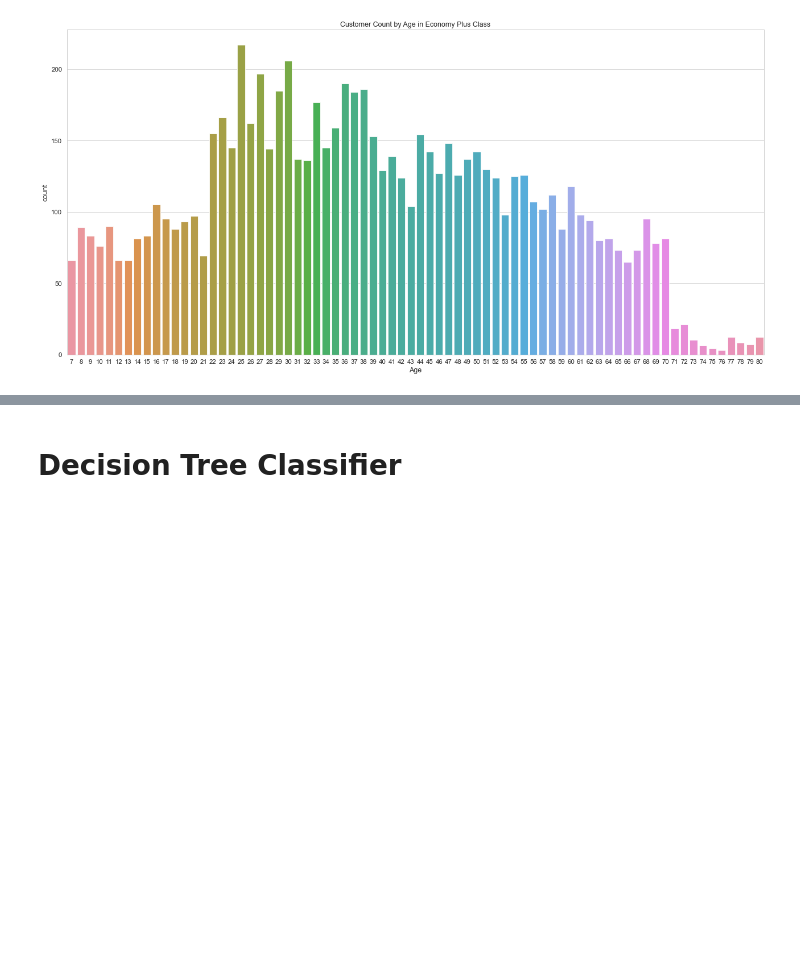
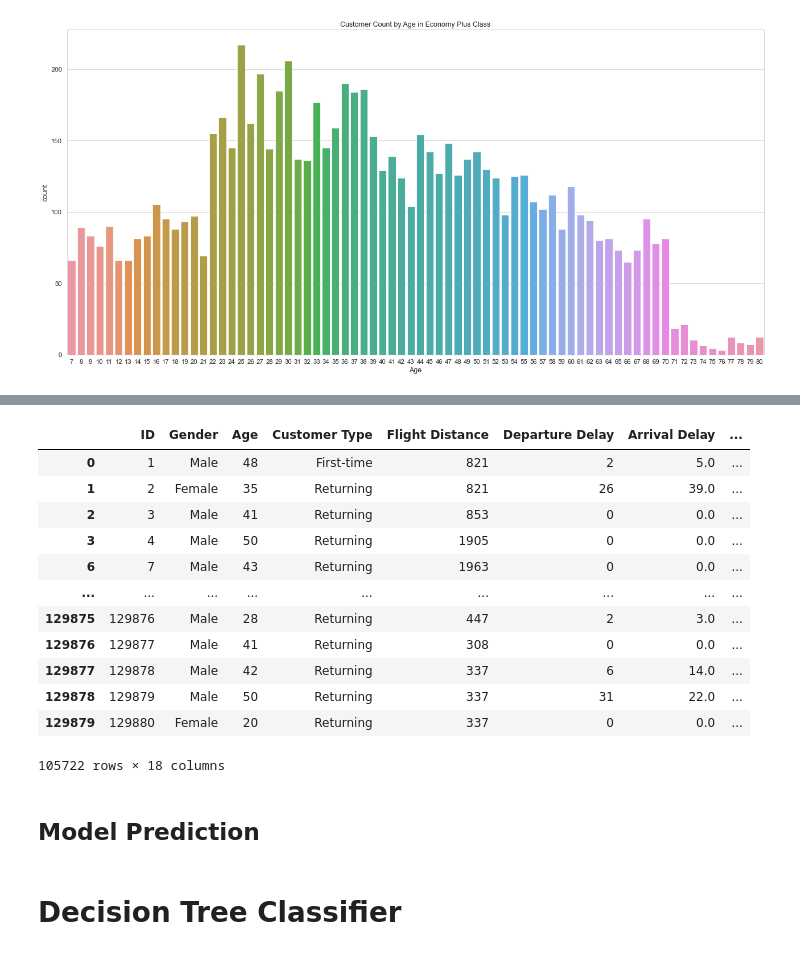
Before and after one commit to sirjanashrestha/Airlines_Passenger_Satisfaction, a Jupyter notebook: Airlines_Passenger.ipynb, the cells around one changed output, grey strips where cells are left out. Drawn from its saved outputs; the diff is of its cells as text; code cells hidden in the pictures; blank space fills up the shorter version.

```diff
--- a/Airlines_Passenger.ipynb
+++ b/Airlines_Passenger.ipynb
@@ -402,2 +466,22 @@ plt.show()
+# %%
+selected_features = rfecv.get_support(1)
+X = df[df.columns[selected_features]]
+X
+# %% [output]
+|  | ID | Gender | Age | Customer Type | Flight Distance | Departure Delay | Arrival Delay | ... |
+| 0 | 1 | Male | 48 | First-time | 821 | 2 | 5.0 | ... |
+| 1 | 2 | Female | 35 | Returning | 821 | 26 | 39.0 | ... |
+| 2 | 3 | Male | 41 | Returning | 853 | 0 | 0.0 | ... |
+| 3 | 4 | Male | 50 | Returning | 1905 | 0 | 0.0 | ... |
+| 6 | 7 | Male | 43 | Returning | 1963 | 0 | 0.0 | ... |
+| ... | ... | ... | ... | ... | ... | ... | ... | ... |
+| 129875 | 129876 | Male | 28 | Returning | 447 | 2 | 3.0 | ... |
+| 129876 | 129877 | Male | 41 | Returning | 308 | 0 | 0.0 | ... |
+| 129877 | 129878 | Male | 42 | Returning | 337 | 6 | 14.0 | ... |
+| 129878 | 129879 | Male | 50 | Returning | 337 | 31 | 22.0 | ... |
+| 129879 | 129880 | Female | 20 | Returning | 337 | 0 | 0.0 | ... |
+105722 rows × 18 columns
+# %% [markdown]
+## Model Prediction
 # %% [markdown]
 # Decision Tree Classifier
```
Also changed, not shown: parts of 18 cells of this notebook.
